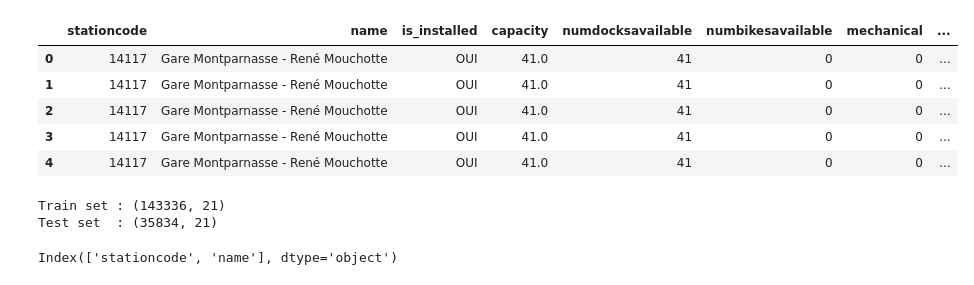
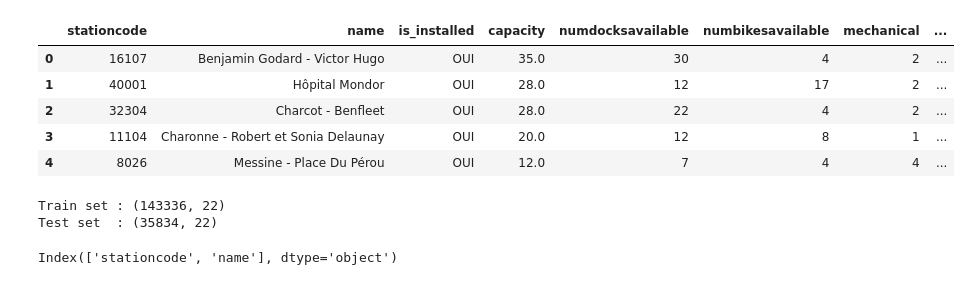
Before and after one commit to fenohasinalala/velib-availability-prediction, a Jupyter notebook: notebooks/model_training.ipynb, the cells around one changed output. Saved outputs shown, nothing was run; the diff lists cells and outputs as text; code cells hidden in the pictures.

```diff
--- a/notebooks/model_training.ipynb
+++ b/notebooks/model_training.ipynb
@@ -23,3 +17,14 @@ from xgboost import XGBRegressor
 warnings.filterwarnings('ignore')
 sns.set_style("whitegrid")
 pd.set_option('display.max_columns', None)
+# %%
+spark = SparkSession.builder \
+    .appName("Velib_Model_Training") \
+    .getOrCreate()
+
+
+OUTPUT_PATH = "hdfs://localhost:9000/user/hadoop/data/data_with_meteo_final"
+spark_df = spark.read.parquet(OUTPUT_PATH)
+
+spark_df.printSchema()
+spark_df.show(5)
@@ -26,26 +69,23 @@ pd.set_option('display.max_columns', None)
 # %%
-df = pd.read_parquet('../data/cleaned_data.parquet')
+df = df = spark_df.toPandas()
 df.head()
 # %% [output]
 |  | stationcode | name | is_installed | capacity | numdocksavailable | numbikesavailable | mechanical | ... |
-| 0 | 14117 | Gare Montparnasse - René Mouchotte | OUI | 41.0 | 41 | 0 | 0 | ... |
-| 1 | 14117 | Gare Montparnasse - René Mouchotte | OUI | 41.0 | 41 | 0 | 0 | ... |
-| 2 | 14117 | Gare Montparnasse - René Mouchotte | OUI | 41.0 | 41 | 0 | 0 | ... |
-| 3 | 14117 | Gare Montparnasse - René Mouchotte | OUI | 41.0 | 41 | 0 | 0 | ... |
-| 4 | 14117 | Gare Montparnasse - René Mouchotte | OUI | 41.0 | 41 | 0 | 0 | ... |
+| 0 | 16107 | Benjamin Godard - Victor Hugo | OUI | 35.0 | 30 | 4 | 2 | ... |
+| 1 | 40001 | Hôpital Mondor | OUI | 28.0 | 12 | 17 | 2 | ... |
+| 2 | 32304 | Charcot - Benfleet | OUI | 28.0 | 22 | 4 | 2 | ... |
+| 3 | 11104 | Charonne - Robert et Sonia Delaunay | OUI | 20.0 | 12 | 8 | 1 | ... |
+| 4 | 8026 | Messine - Place Du Pérou | OUI | 12.0 | 7 | 4 | 4 | ... |
 # %%
 targets = ['numbikesavailable', 'numdocksavailable']
 
-# On retire les colonnes brutes (dates, IDs, targets) et celles encodées autrement
 drop_cols = ['duedate', 'numbikesavailable', 'numdocksavailable', 'nom_arrondissement_communes','is_returning', 'coordonnees_geo', 'is_renting', 'is_installed', 'code_insee_commune']
 
-# Features numériques et catégorielles
-categorical_features = ['is_weekend']  # + 'nom_arrondissement' si pertinent
+categorical_features = ['is_weekend']
 numeric_features = [col for col in df.columns
                     if col not in drop_cols + targets + categorical_features]
 
 X = df.drop(columns=drop_cols + targets)
-# Note : on garde X aligné, on sélectionnera les colonnes via ColumnTransformer
 y = df[targets]
 
 # --- SPLIT TEMPOREL ---
@@ -56,8 +96,8 @@ y_train, y_test = y.iloc[:train_size], y.iloc[train_size:]
 print(f"\nTrain set : {X_train.shape}")
 print(f"Test set  : {X_test.shape}")
 # %% [output]
-Train set : (143336, 21)
-Test set  : (35834, 21)
+Train set : (143336, 22)
+Test set  : (35834, 22)
 # %%
 categorical_features = X.select_dtypes(include=["object", "category"]).columns
 categorical_features
```
Also changed, not shown: parts of 8 cells of this notebook, 3 other files.
